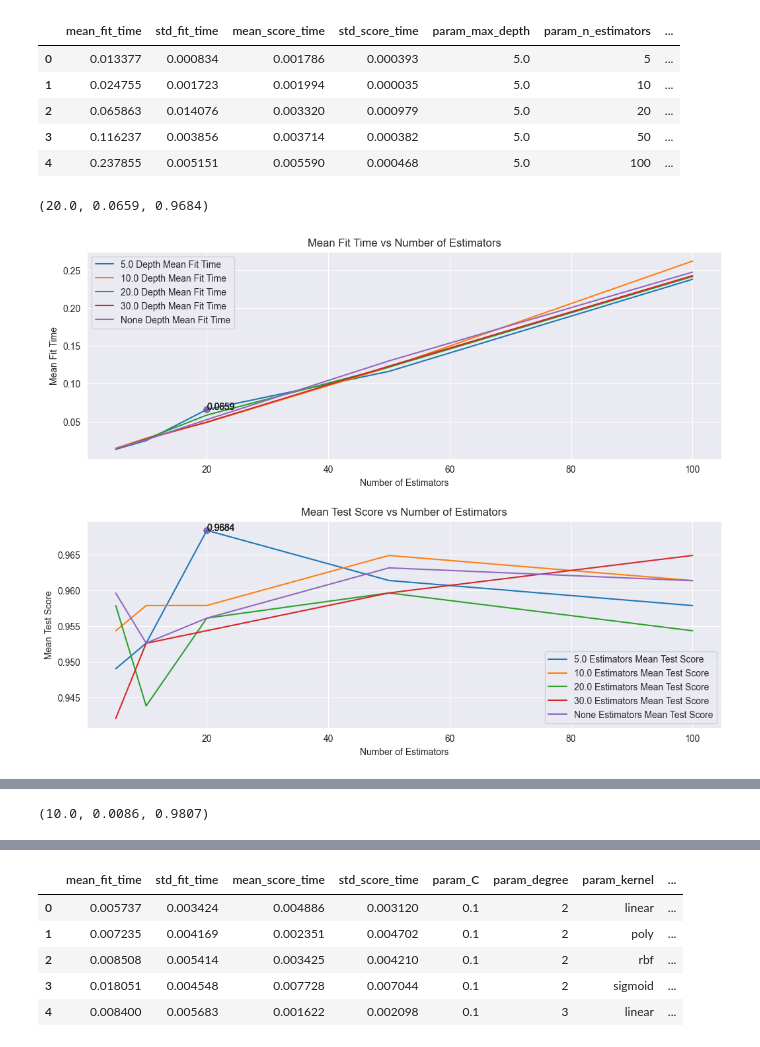
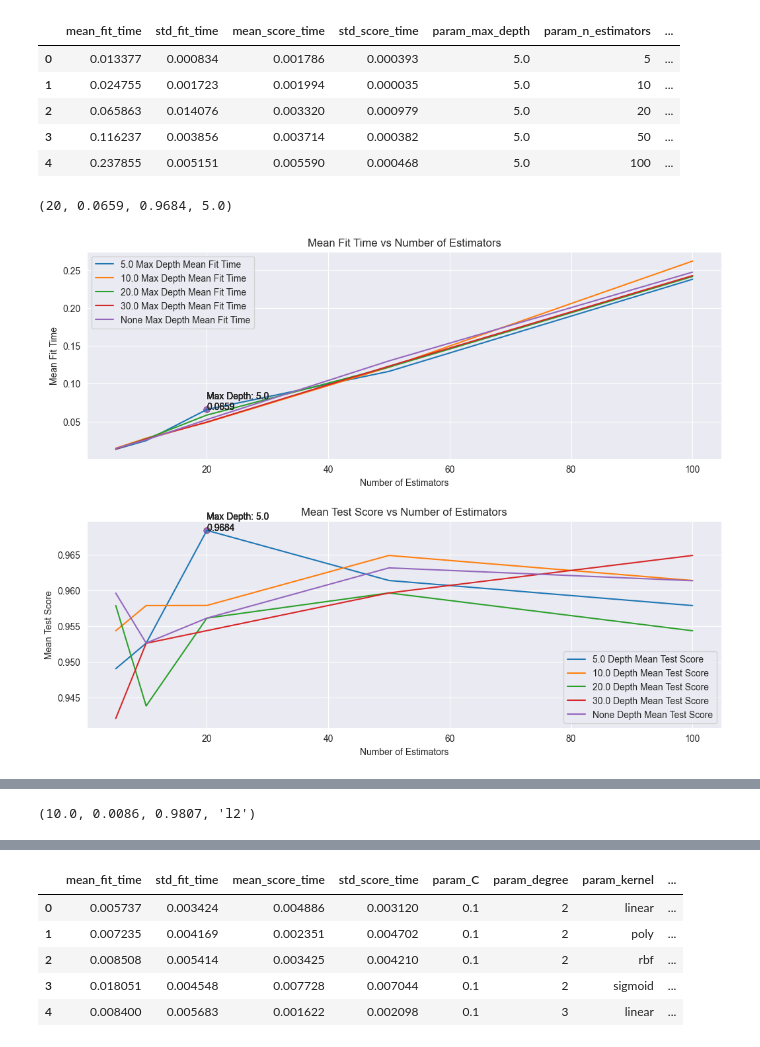
Before and after one commit to Lin-Ian/Breast-Cancer-Wisconsin-Diagnosis, a Jupyter notebook: gridsearch_cv_peformance.ipynb, the cells around one changed output, grey strips where cells are left out. Saved outputs shown, nothing was run; the diff lists cells and outputs as text; code cells hidden in the pictures.

```diff
--- a/gridsearch_cv_peformance.ipynb
+++ b/gridsearch_cv_peformance.ipynb
@@ -22,44 +22,47 @@ rf_data.head()
 | 3 | 0.116237 | 0.003856 | 0.003714 | 0.000382 | 5.0 | 50 | ... |
 | 4 | 0.237855 | 0.005151 | 0.005590 | 0.000468 | 5.0 | 100 | ... |
 # %%
-top_score_row = rf_data[rf_data['mean_test_score'] == rf_data['mean_test_score'].max()][['param_n_estimators', 'mean_fit_time', 'mean_test_score']].values.tolist()
+top_score_row = rf_data[rf_data['mean_test_score'] == rf_data['mean_test_score'].max()][['param_n_estimators', 'mean_fit_time', 'mean_test_score', 'param_max_depth']].values.tolist()
 top_rf_n_estimators = top_score_row[0][0]
 top_rf_mean_fit_time = top_score_row[0][1]
 top_rf_mean_fit_time = float("%.4f" % top_rf_mean_fit_time)
 top_rf_mean_test_score = top_score_row[0][2]
 top_rf_mean_test_score = float("%.4f" % top_rf_mean_test_score)
-top_rf_n_estimators, top_rf_mean_fit_time, top_rf_mean_test_score
+top_rf_depth = top_score_row[0][3]
+top_rf_n_estimators, top_rf_mean_fit_time, top_rf_mean_test_score, top_rf_depth
 # %% [output]
-(20.0, 0.0659, 0.9684)
+(20, 0.0659, 0.9684, 5.0)
 # %%
 plt.figure(figsize=(12, 9))
 depths = rf_data['param_max_depth'].fillna('None').unique()
 
 for depth in depths:
     plt.subplot(2, 1, 1)
     plt.plot(rf_data[rf_data['param_max_depth']==depth]['param_n_estimators'],
-            rf_data[rf_data['param_max_depth']==depth]['mean_fit_time'], label=f'{depth} Depth Mean Fit Time')
+            rf_data[rf_data['param_max_depth']==depth]['mean_fit_time'], label=f'{depth} Max Depth Mean Fit Time')
     plt.title('Mean Fit Time vs Number of Estimators')
     plt.xlabel('Number of Estimators')
     plt.ylabel('Mean Fit Time')
     plt.scatter(top_rf_n_estimators, top_rf_mean_fit_time)
-    plt.annotate(top_rf_mean_fit_time, xy=(top_rf_n_estimators, top_rf_mean_fit_time))
+    plt.annotate(f'Max Depth: {top_rf_depth}\n{top_rf_mean_fit_time}',
+                 xy=(top_rf_n_estimators, top_rf_mean_fit_time))
     plt.legend()
 
     plt.subplot(2, 1, 2)
     plt.plot(rf_data[rf_data['param_max_depth']==depth]['param_n_estimators'],
-             rf_data[rf_data['param_max_depth']==depth]['mean_test_score'], label=f'{depth} Estimators Mean Test Score')
+             rf_data[rf_data['param_max_depth']==depth]['mean_test_score'], label=f'{depth} Depth Mean Test Score')
     plt.title('Mean Test Score vs Number of Estimators')
     plt.xlabel('Number of Estimators')
     plt.ylabel('Mean Test Score')
     plt.scatter(top_rf_n_estimators, top_rf_mean_test_score)
-    plt.annotate(top_rf_mean_test_score, xy=(top_rf_n_estimators, top_rf_mean_test_score))
+    plt.annotate(f'Max Depth: {top_rf_depth}\n{top_rf_mean_test_score}',
+                 xy=(top_rf_n_estimators, top_rf_mean_test_score))
     plt.legend()
 
 plt.subplots_adjust(left=0.1, bottom=0.1, right=0.9, top=0.9, wspace=0.4, hspace=0.3)
 plt.show()
 # %% [output]
-[figure, old version]
+[figure, new version]
 # %%
 lr_data = pd.read_csv('model_performance/lr_gridsearch_cv.csv')
 lr_data.head()
@@ -90,15 +93,16 @@ lr_data
 | 12 | 0.020060 | 0.003428 | 0.001600 | 0.000487 | 100.0000 | None | {'C': 100, 'penalty': None} | ... |
 | 13 | 0.015801 | 0.002143 | 0.001330 | 0.000378 | 100.0000 | l2 | {'C': 100, 'penalty': 'l2'} | ... |
 # %%
-top_lr_score_row = lr_data[lr_data['mean_test_score'] == lr_data['mean_test_score'].max()][['param_C', 'mean_fit_time', 'mean_test_score']].values.tolist()
+top_lr_score_row = lr_data[lr_data['mean_test_score'] == lr_data['mean_test_score'].max()][['param_C', 'mean_fit_time', 'mean_test_score', 'param_penalty']].values.tolist()
 top_lr_c = top_lr_score_row[0][0]
 top_lr_mean_fit_time = top_lr_score_row[0][1]
 top_lr_mean_fit_time = float("%.4f" % top_lr_mean_fit_time)
 top_lr_mean_test_score = top_lr_score_row[0][2]
 top_lr_mean_test_score = float("%.4f" % top_lr_mean_test_score)
-top_lr_c, top_lr_mean_fit_time, top_lr_mean_test_score
+top_lr_penalty = top_lr_score_row[0][3]
+top_lr_c, top_lr_mean_fit_time, top_lr_mean_test_score, top_lr_penalty
 # %% [output]
-(10.0, 0.0086, 0.9807)
+(10.0, 0.0086, 0.9807, 'l2')
 # %%
 plt.figure(figsize=(12, 9))
 penalties = lr_data['param_penalty'].unique()
```
Also changed, not shown: parts of 7 cells of this notebook.
